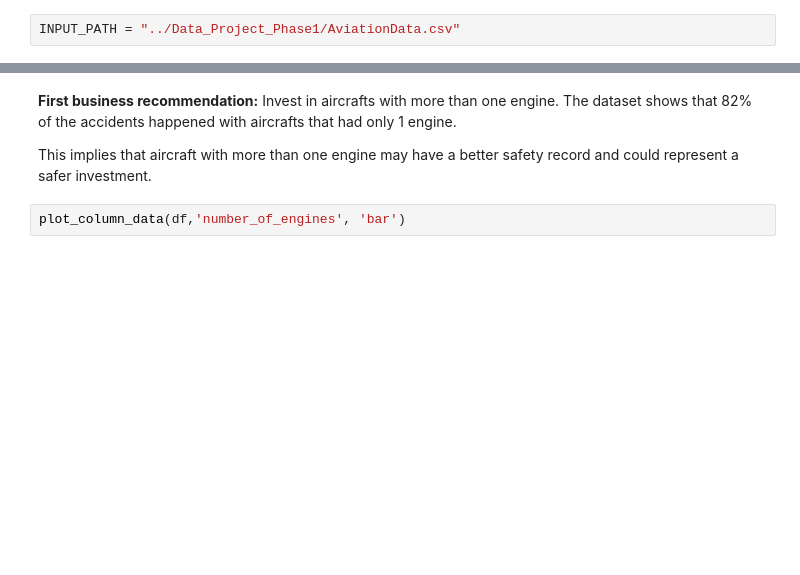
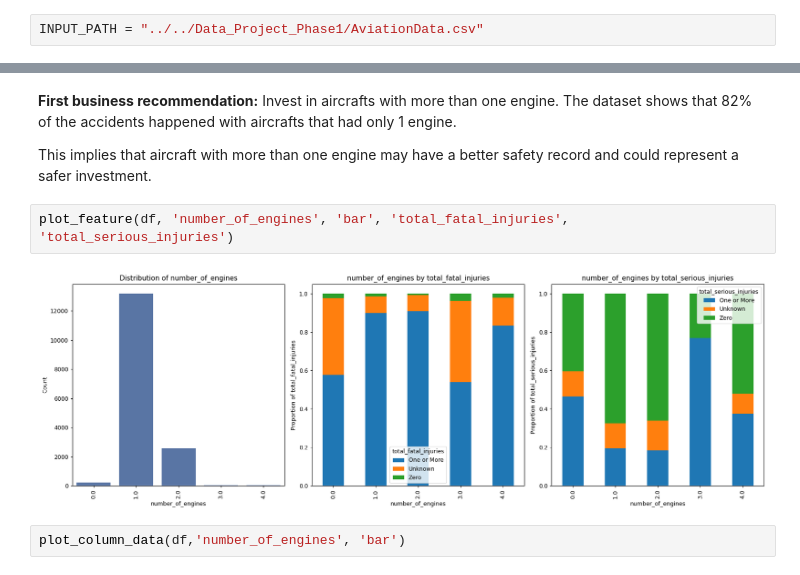
Before and after one commit to mbarriola96/Aircraft_safety_analysis, a Jupyter notebook: notebooks/00_data_understanding.ipynb, the cells around one changed output, grey strips where cells are left out. Cells and saved outputs as stored; diff of their text form; blank space fills up the shorter version.

```diff
--- a/00_data_understanding.ipynb
+++ b/notebooks/00_data_understanding.ipynb
@@ -13,4 +13,4 @@ pd.set_option('display.max_columns', 500)
 # %% [markdown]
 # 3. Define global variables
 # %%
-INPUT_PATH = "../Data_Project_Phase1/AviationData.csv"
+INPUT_PATH = "../../Data_Project_Phase1/AviationData.csv"
@@ -1112,6 +1110,10 @@ There are still 4358 unique cases in the report_status column and the majority o
 **First business recommendation:** Invest in aircrafts with more than one engine. The dataset shows that 82% of the accidents happened with aircrafts that had only 1 engine.
 
 This implies that aircraft with more than one engine may have a better safety record and could represent a safer investment.
+# %%
+plot_feature(df, 'number_of_engines', 'bar', 'total_fatal_injuries', 'total_serious_injuries')
+# %% [output]
+[figure, added]
 # %%
 plot_column_data(df,'number_of_engines', 'bar')
 # %% [output]
```
Also changed, not shown: parts of 14 cells of this notebook, 3 other files.
